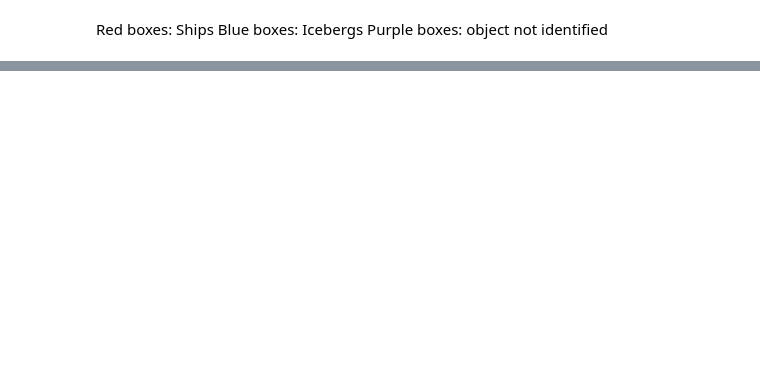
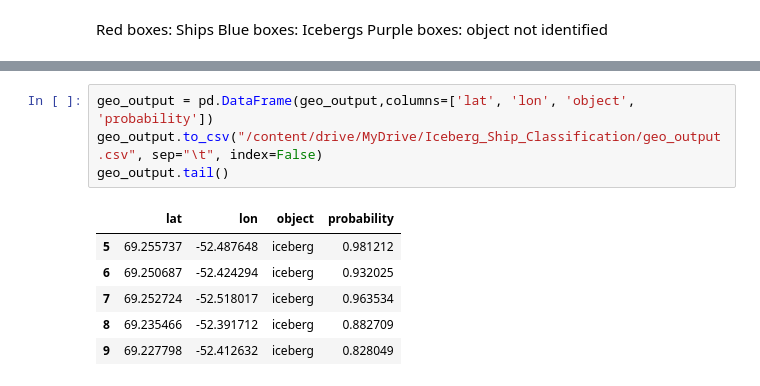
Before and after one commit to eikeschuett/IcebergShipDetection, a Jupyter notebook: Object_Detection.ipynb, the cells around one changed output, grey strips where cells are left out. Saved outputs shown, nothing was run; the diff lists cells and outputs as text; blank space fills up the shorter version.

```diff
--- a/Object_Detection.ipynb
+++ b/Object_Detection.ipynb
@@ -312,0 +346,11 @@ Purple boxes: object not identified
+# %%
+geo_output = pd.DataFrame(geo_output,columns=['lat', 'lon', 'object', 'probability'])
+geo_output.to_csv("/content/drive/MyDrive/Iceberg_Ship_Classification/geo_output.csv", sep="\t", index=False)
+geo_output.tail()
+# %% [output]
+|  | lat | lon | object | probability |
+| 5 | 69.255737 | -52.487648 | iceberg | 0.981212 |
+| 6 | 69.250687 | -52.424294 | iceberg | 0.932025 |
+| 7 | 69.252724 | -52.518017 | iceberg | 0.963534 |
+| 8 | 69.235466 | -52.391712 | iceberg | 0.882709 |
+| 9 | 69.227798 | -52.412632 | iceberg | 0.828049 |
```
Also changed, not shown: parts of 12 cells of this notebook.
